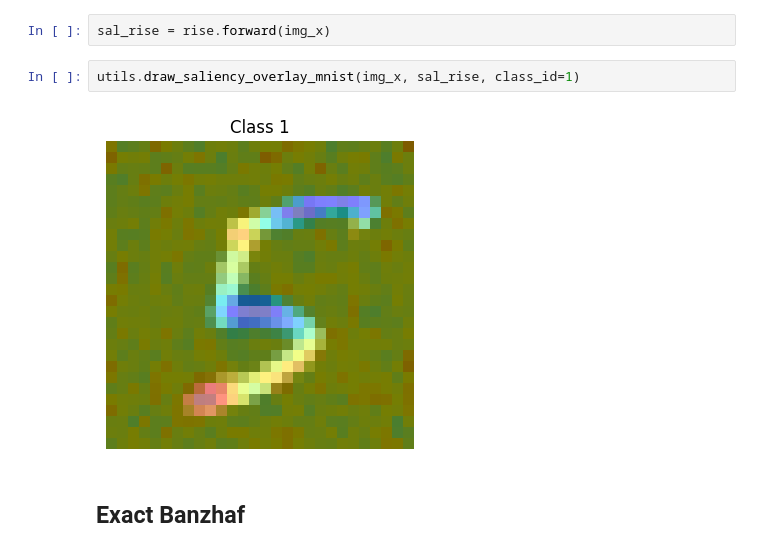
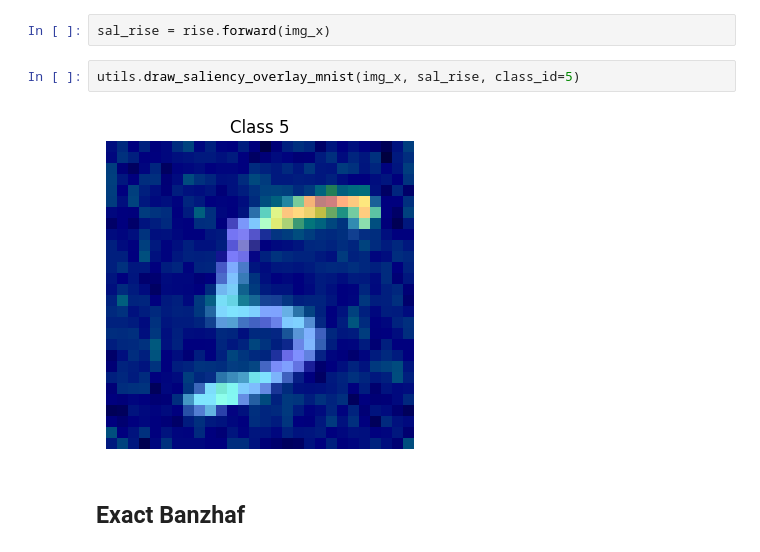
Before and after one commit to muratozturk1337/B-RISE, a Jupyter notebook: notebooks/MNSIT.ipynb, the cells around one changed output. Cells and saved outputs as stored; diff of their text form.

Commit message:
B RISE

```diff
--- a/notebooks/MNSIT.ipynb
+++ b/notebooks/MNSIT.ipynb
@@ -143,9 +143,9 @@ rise.generate_masks(N=7000, s=28, p=0.1)
 # %%
 sal_rise = rise.forward(img_x)
 # %%
-utils.draw_saliency_overlay_mnist(img_x, sal_rise, class_id=1)
+utils.draw_saliency_overlay_mnist(img_x, sal_rise, class_id=5)
 # %% [output]
-[figure, old version]
+[figure, new version]
 # %% [markdown]
 ## Exact Banzhaf
 # %%
```
Also changed, not shown: parts of 6 cells of this notebook, 4 other files.
